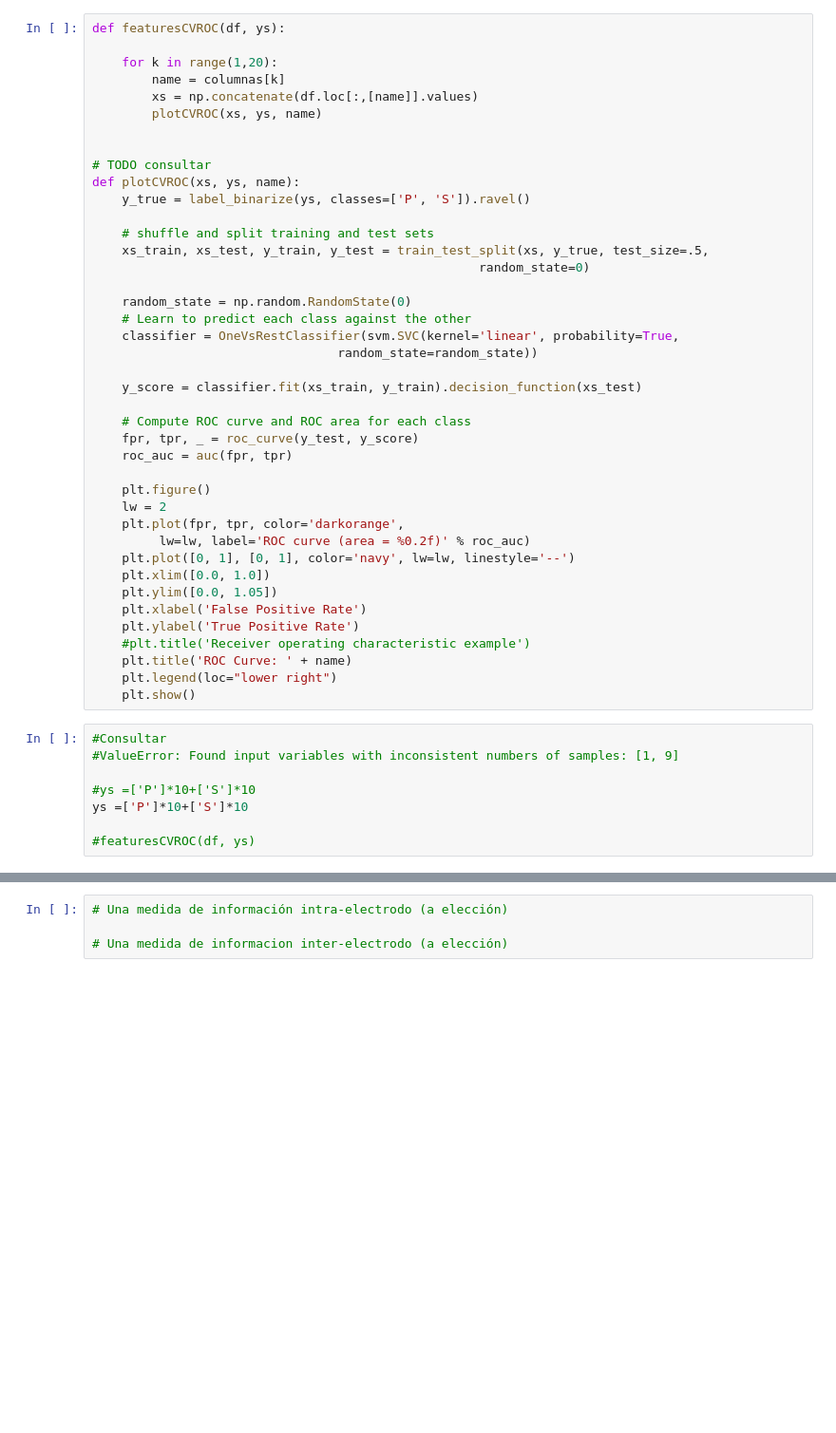
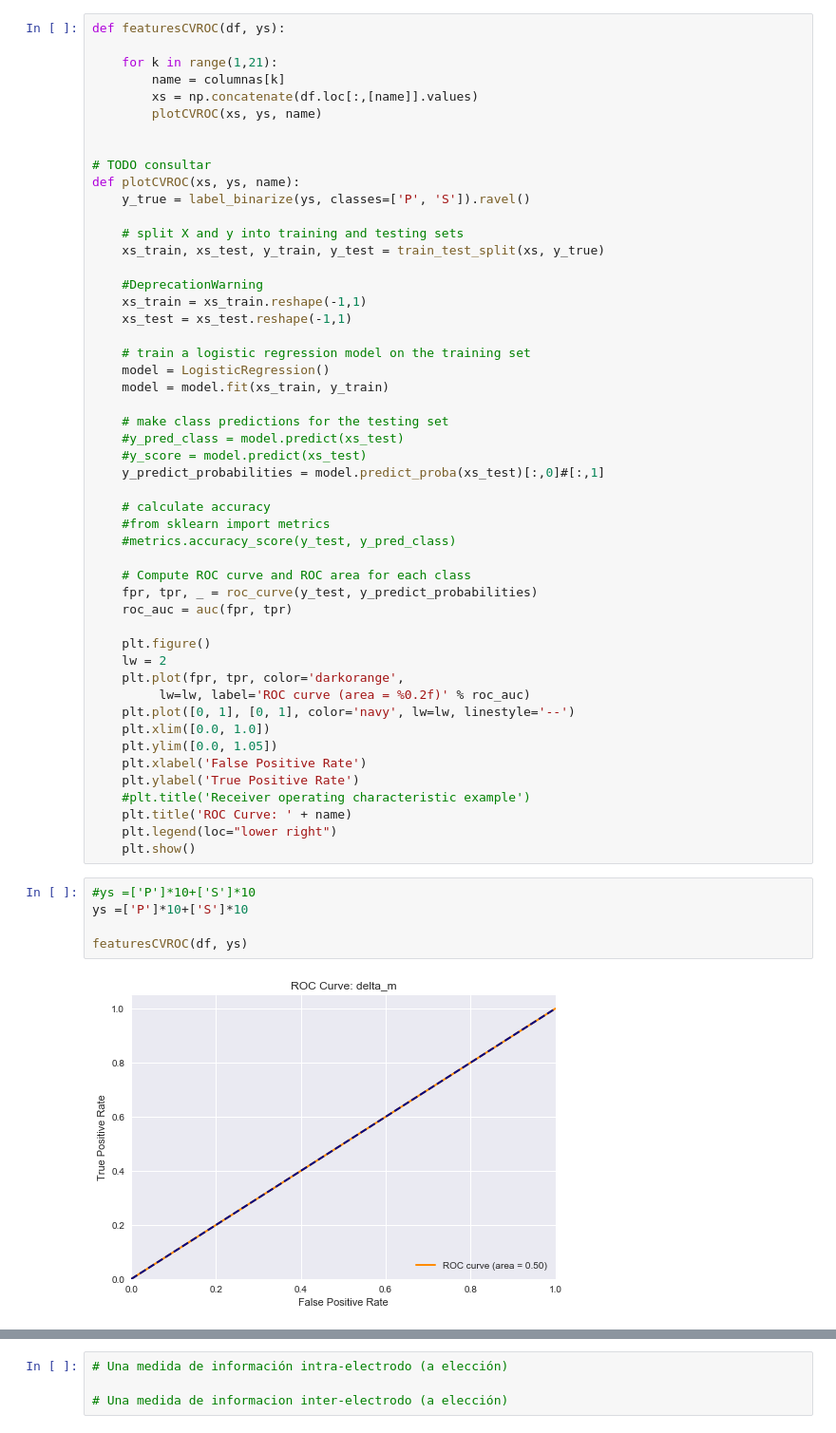
Before and after one commit to barbeiton/tpscd, a Jupyter notebook: tp3/tp3.ipynb, the cells around one changed output, grey strips where cells are left out. Shown at 95% size. Cells and saved outputs as stored; diff of their text form; blank space fills up the shorter version.

```diff
--- a/tp3/tp3.ipynb
+++ b/tp3/tp3.ipynb
@@ -219,7 +220,7 @@ delta_norm_m
 # %%
 def featuresCVROC(df, ys):
 
-    for k in range(1,20):
+    for k in range(1,21):
         name = columnas[k]
         xs = np.concatenate(df.loc[:,[name]].values)
         plotCVROC(xs, ys, name)
@@ -229,19 +230,28 @@ def featuresCVROC(df, ys):
 def plotCVROC(xs, ys, name):
     y_true = label_binarize(ys, classes=['P', 'S']).ravel()
 
-    # shuffle and split training and test sets
-    xs_train, xs_test, y_train, y_test = train_test_split(xs, y_true, test_size=.5,
-                                                    random_state=0)
+    # split X and y into training and testing sets
+    xs_train, xs_test, y_train, y_test = train_test_split(xs, y_true)
 
-    random_state = np.random.RandomState(0)
-    # Learn to predict each class against the other
-    classifier = OneVsRestClassifier(svm.SVC(kernel='linear', probability=True,
-                                 random_state=random_state))
+    #DeprecationWarning
+    xs_train = xs_train.reshape(-1,1)
+    xs_test = xs_test.reshape(-1,1)
 
-    y_score = classifier.fit(xs_train, y_train).decision_function(xs_test)
+    # train a logistic regression model on the training set
+    model = LogisticRegression()
+    model = model.fit(xs_train, y_train)
+
+    # make class predictions for the testing set
+    #y_pred_class = model.predict(xs_test)
+    #y_score = model.predict(xs_test)
+    y_predict_probabilities = model.predict_proba(xs_test)[:,0]#[:,1]
+
+    # calculate accuracy
+    #from sklearn import metrics
+    #metrics.accuracy_score(y_test, y_pred_class)
 
     # Compute ROC curve and ROC area for each class
-    fpr, tpr, _ = roc_curve(y_test, y_score)
+    fpr, tpr, _ = roc_curve(y_test, y_predict_probabilities)
     roc_auc = auc(fpr, tpr)
 
     plt.figure()
@@ -258,10 +268,9 @@ def plotCVROC(xs, ys, name):
     plt.legend(loc="lower right")
     plt.show()
 # %%
-#Consultar
-#ValueError: Found input variables with inconsistent numbers of samples: [1, 9]
-
 #ys =['P']*10+['S']*10
 ys =['P']*10+['S']*10
 
-#featuresCVROC(df, ys)
+featuresCVROC(df, ys)
+# %% [output]
+[figure, added]
```
Also changed, not shown: parts of 6 cells of this notebook.
